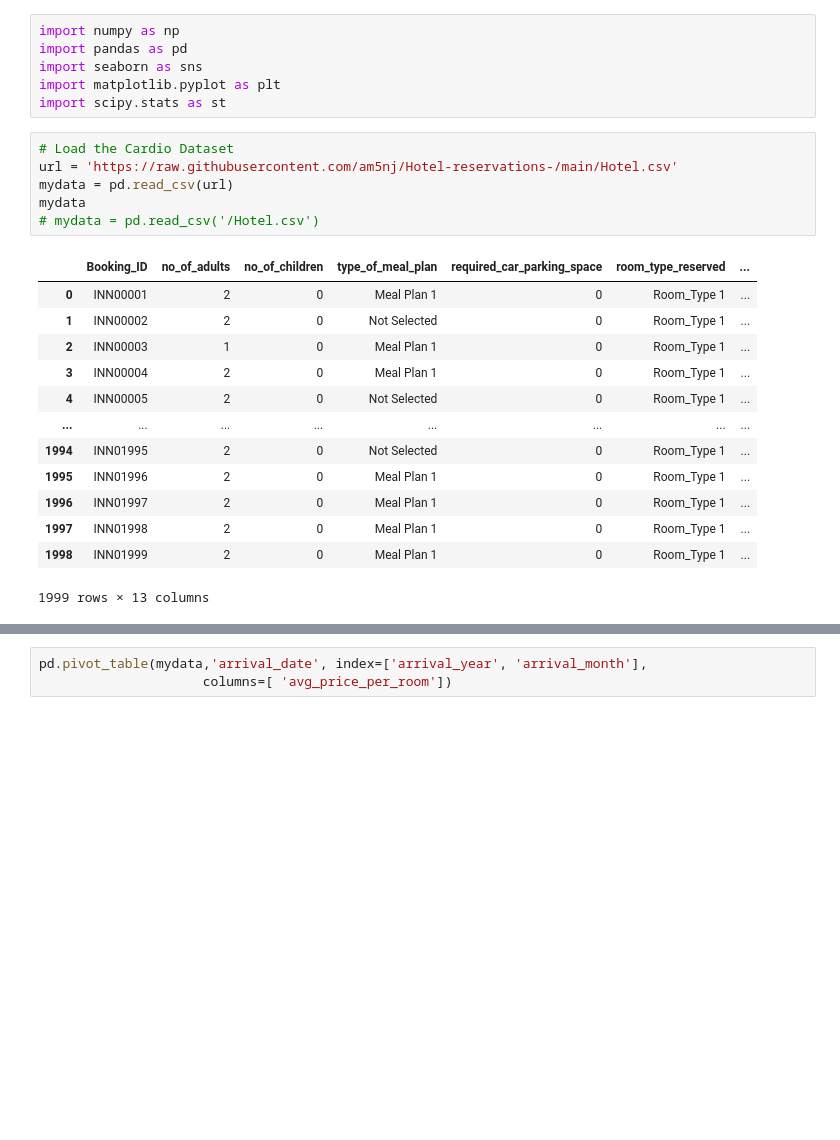
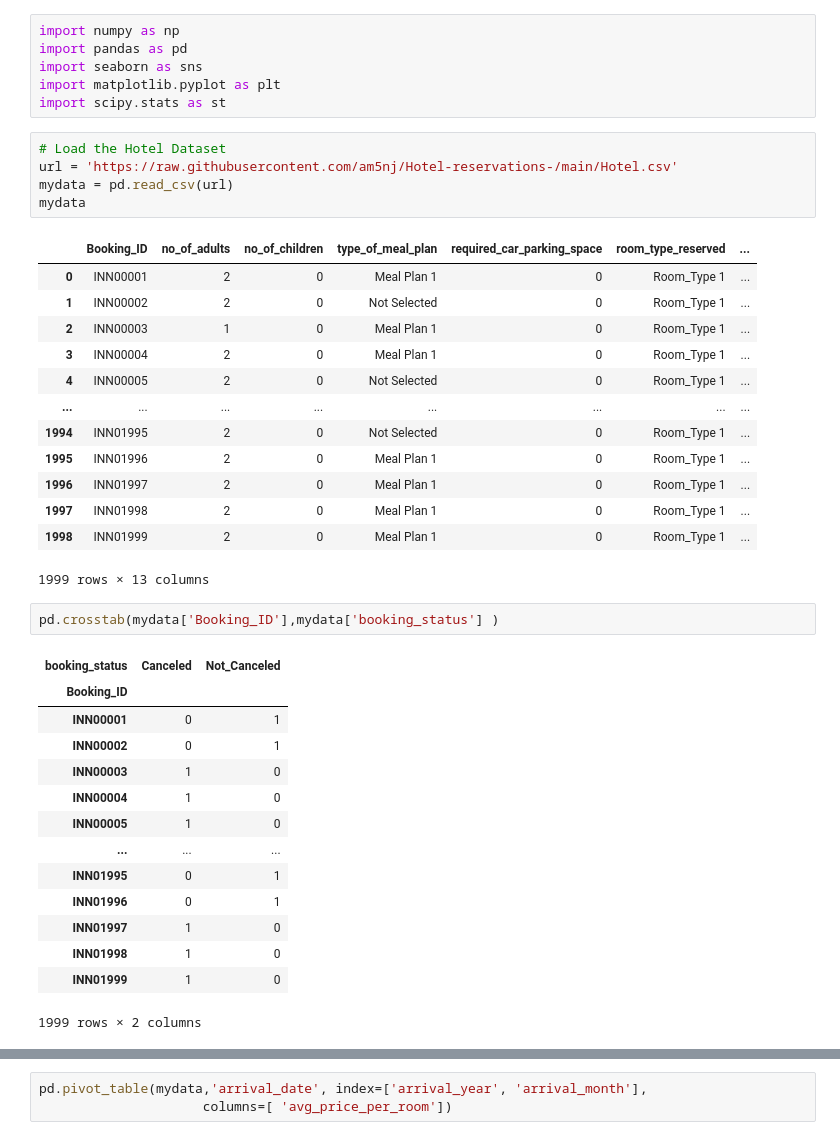
Before and after one commit to am5nj/Hotel-reservations-, a Jupyter notebook: hotel_reservtion.ipynb, the cells around one changed output, grey strips where cells are left out. Saved outputs shown, nothing was run; the diff lists cells and outputs as text; blank space fills up the shorter version.

```diff
--- a/hotel_reservtion.ipynb
+++ b/hotel_reservtion.ipynb
@@ -7,11 +7,10 @@ import seaborn as sns
 import matplotlib.pyplot as plt
 import scipy.stats as st
 # %%
-# Load the Cardio Dataset
+# Load the Hotel Dataset
 url = 'https://raw.githubusercontent.com/am5nj/Hotel-reservations-/main/Hotel.csv'
 mydata = pd.read_csv(url)
 mydata
-# mydata = pd.read_csv('/Hotel.csv')
 # %% [output]
 |  | Booking_ID | no_of_adults | no_of_children | type_of_meal_plan | required_car_parking_space | room_type_reserved | ... |
 | 0 | INN00001 | 2 | 0 | Meal Plan 1 | 0 | Room_Type 1 | ... |
@@ -26,3 +25,20 @@ mydata
 | 1997 | INN01998 | 2 | 0 | Meal Plan 1 | 0 | Room_Type 1 | ... |
 | 1998 | INN01999 | 2 | 0 | Meal Plan 1 | 0 | Room_Type 1 | ... |
 1999 rows × 13 columns
+# %%
+pd.crosstab(mydata['Booking_ID'],mydata['booking_status'] )
+# %% [output]
+| booking_status | Canceled | Not_Canceled |
+| Booking_ID |  |  |
+| INN00001 | 0 | 1 |
+| INN00002 | 0 | 1 |
+| INN00003 | 1 | 0 |
+| INN00004 | 1 | 0 |
+| INN00005 | 1 | 0 |
+| ... | ... | ... |
+| INN01995 | 0 | 1 |
+| INN01996 | 0 | 1 |
+| INN01997 | 1 | 0 |
+| INN01998 | 1 | 0 |
+| INN01999 | 1 | 0 |
+1999 rows × 2 columns
```
Also changed, not shown: parts of 6 cells of this notebook.
